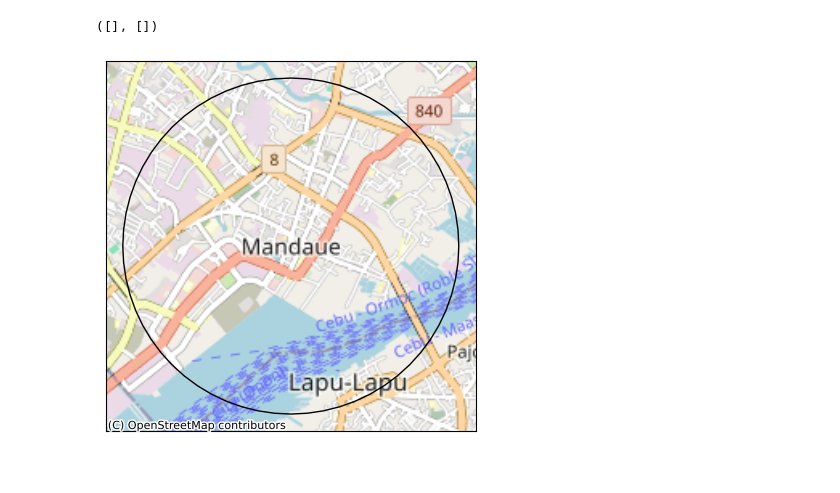
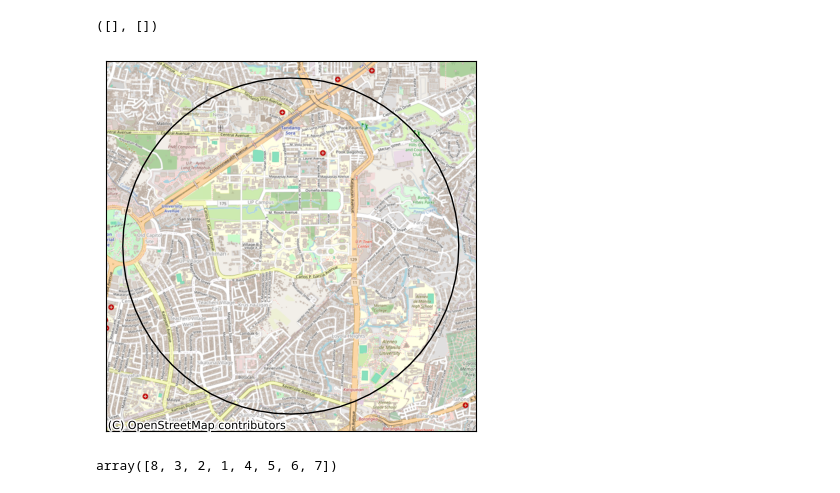
Before and after one commit to Automating-GIS-processes-II-2023/final-assignment-jeromemaiquez, a Jupyter notebook: osm_street_circle.ipynb, the cells around one changed output. Cells and saved outputs as stored; diff of their text form; code cells hidden in the pictures.

```diff
--- a/osm_street_circle.ipynb
+++ b/osm_street_circle.ipynb
@@ -16,23 +25,22 @@ import matplotlib.pyplot as plt
 # ]
 # %%
 # Set name for Nominatim query
-query = "Mandaue"
+query = "UP Diliman"
 buffer_dist = 2_000
 
 # Get buffer with aforementioned parameters using custom function
 from urban_indicators_scripts import get_buffer_from_place
 
 buffer = get_buffer_from_place(query, buffer_dist)
-
-# Check if buffer location is correct
-ax = buffer.to_crs("EPSG:3857").plot(
-    facecolor="none"
-)
-cx.add_basemap(ax=ax, zoom=13, source=cx.providers.OpenStreetMap.Mapnik)
-plt.xticks([])
-plt.yticks([])
-# %% [output]
-([], [])
-[figure, removed]
+# %%
+# Check if buffer location is correct
+ax = buffer.to_crs("EPSG:3857").plot(
+    facecolor="none"
+)
+cx.add_basemap(ax=ax, source=cx.providers.OpenStreetMap.Mapnik)
+ax.set_axis_off()
+# %% [output]
+([], [])
+[figure, added]
 # %%
 # Get road network within buffer
@@ -49,6 +57,9 @@ intersections = intersections.to_crs("EPSG:3857")
 from urban_indicators_scripts import parse_street_lanes
 
 streets = parse_street_lanes(streets)
+streets.lanes.unique()
+# %% [output]
+array([8, 3, 2, 1, 4, 5, 6, 7])
 # %%
 # Plot street network
 from urban_indicators_scripts import plot_streets
```
Also changed, not shown: parts of 6 cells of this notebook, 1 other file.
